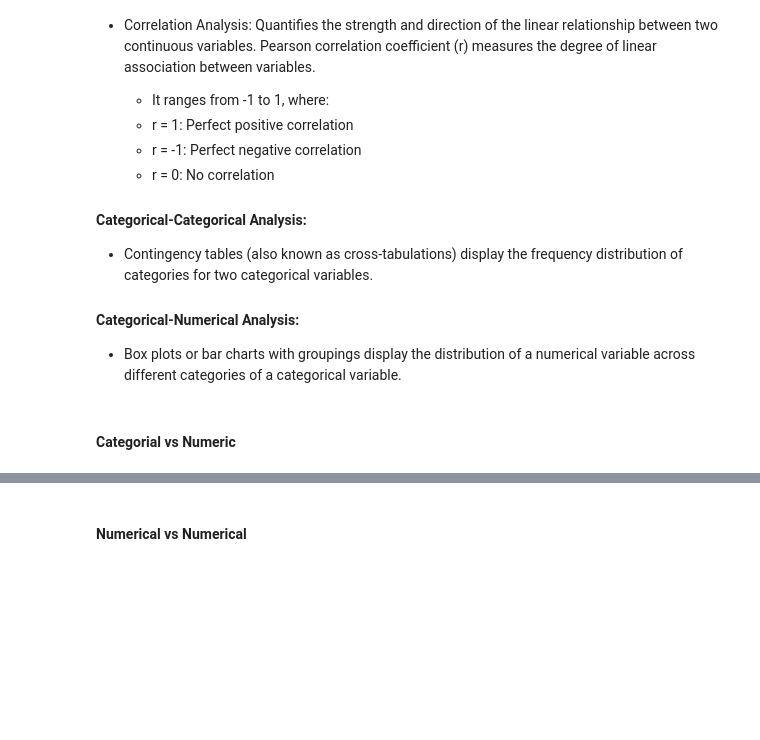
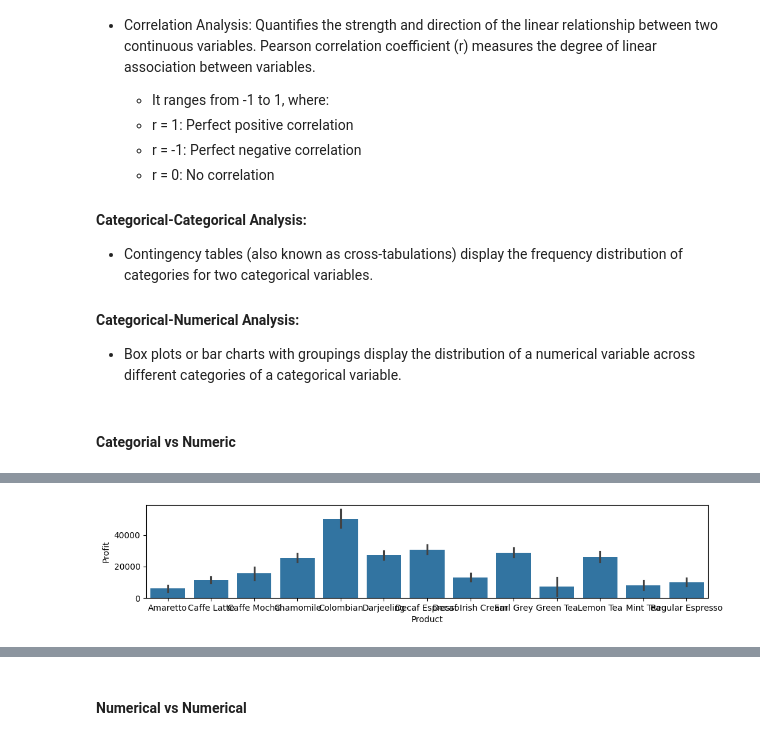
Before and after one commit to knowledge-corner/Optum-Global-August-2024, a Jupyter notebook: Visual Data Analytics- Day 2.ipynb, the cells around one changed output, grey strips where cells are left out. Drawn from its saved outputs; the diff is of its cells as text; code cells hidden in the pictures; blank space fills up the shorter version.

```diff
--- a/Visual Data Analytics- Day 2.ipynb
+++ b/Visual Data Analytics- Day 2.ipynb
@@ -440,0 +432,5 @@ Bivariate analysis is a statistical method used to analyze the relationship betw
+# %%
+plt.figure(figsize=(12, 2))
+_ = sns.barplot(df, y = "Profit", x = "Product", estimator = np.sum)
+# %% [output]
+[figure, added]
```
Also changed, not shown: parts of 55 cells of this notebook.
